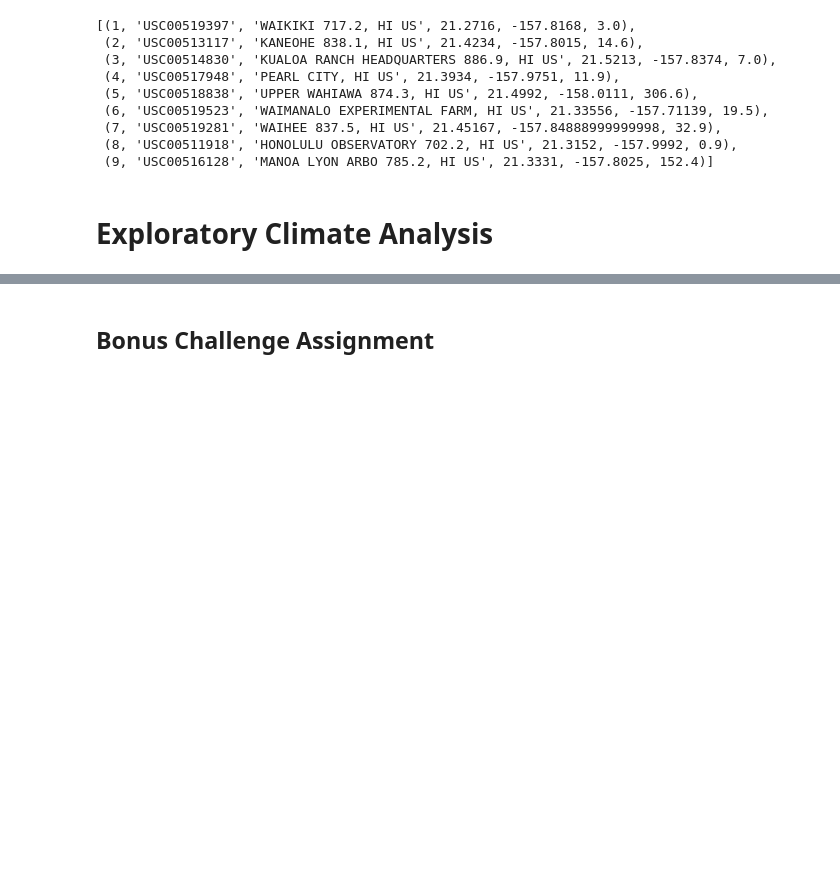
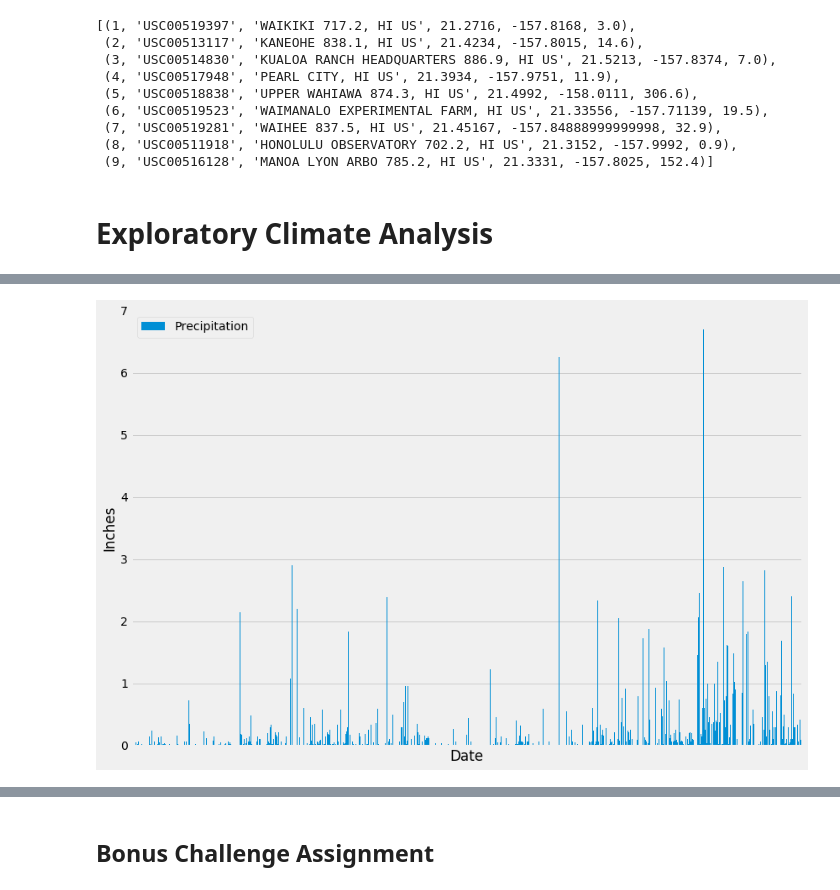
Before and after one commit to ejbaq49/sqlalchemy-challenge, a Jupyter notebook: climate_starter.ipynb, the cells around one changed output, grey strips where cells are left out. Drawn from its saved outputs; the diff is of its cells as text; code cells hidden in the pictures; blank space fills up the shorter version.

```diff
--- a/climate_starter.ipynb
+++ b/climate_starter.ipynb
@@ -142,3 +141,9 @@ for row in rawdata:
+# %%
+df.plot(kind="bar", ylim=(0,7), figsize=(12,8), width=1, xticks=[])
+plt.ylabel("Inches")
+plt.tight_layout()
+# %% [output]
+[figure, added]
 # %%
 # Use Pandas to calcualte the summary statistics for the precipitation data
 # %%
```
Also changed, not shown: parts of 8 cells of this notebook.
